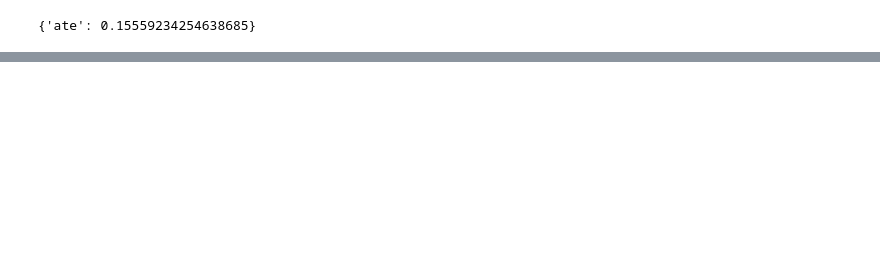
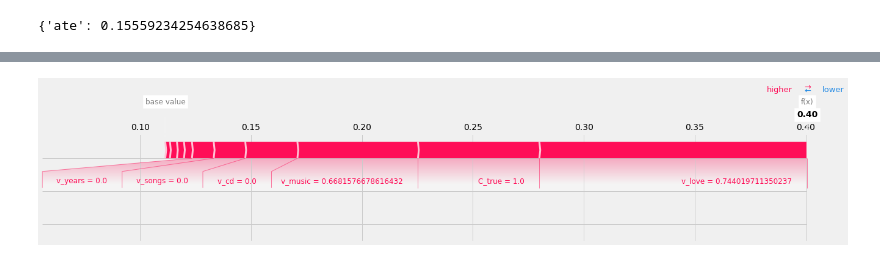
Before and after one commit to amaiya/causalnlp, a Jupyter notebook: nbs/99_examples.ipynb, the cells around one changed output, grey strips where cells are left out. Drawn from its saved outputs; the diff is of its cells as text; code cells hidden in the pictures; blank space fills up the shorter version.

```diff
--- a/nbs/99_examples.ipynb
+++ b/nbs/99_examples.ipynb
@@ -89,0 +106,7 @@ cm.estimate_ate(df['text'].str.contains('toddler'))
+# %%
+#notest
+test_df = pd.DataFrame({
+    'T_ac' : [1],
+    'C_true' : [1],
+    'text' : ['I love the music of Zamfir and his pan flute.']
+      })
@@ -91,0 +137,5 @@ We can use the `interpret` method to identify the attributes most predictive of
+# %%
+#notest
+cm.explain(test_df, row_num=0)
+# %% [output]
+[figure, added]
```
Also changed, not shown: parts of 24 cells of this notebook, 11 other files.
